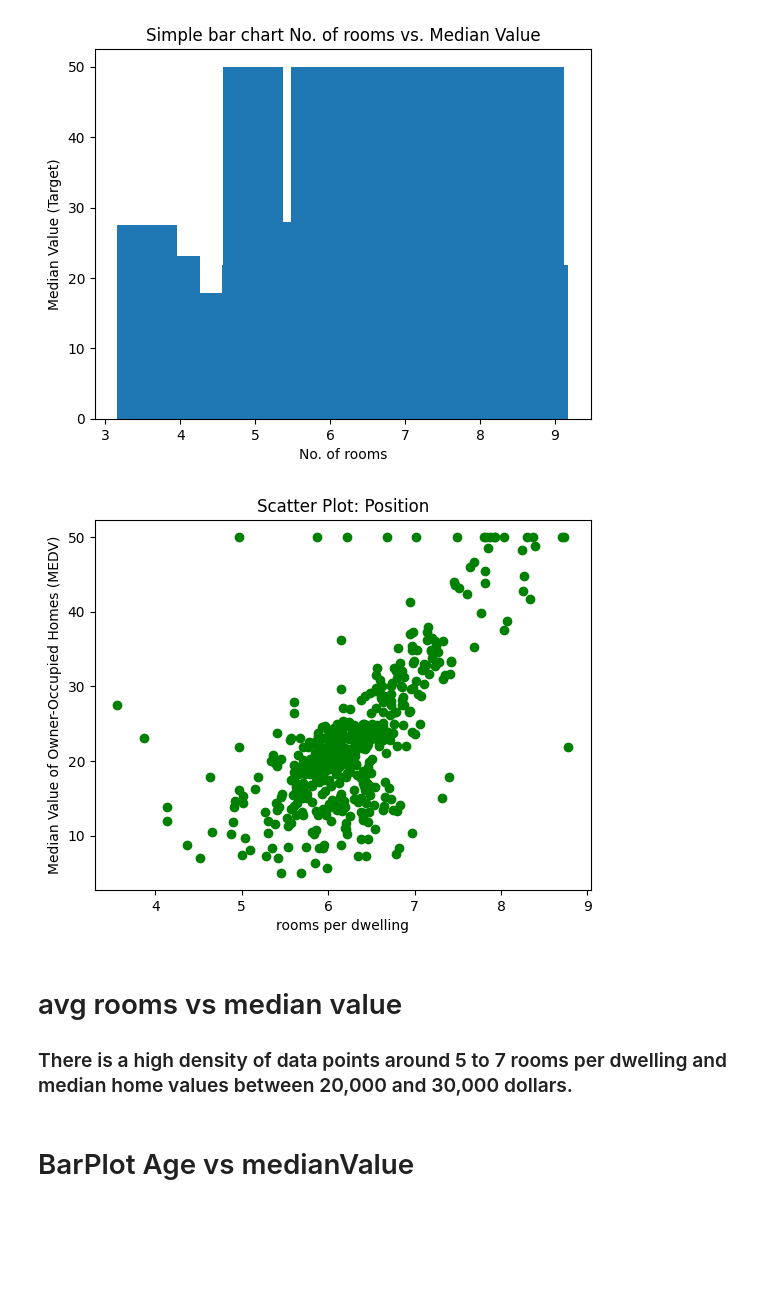
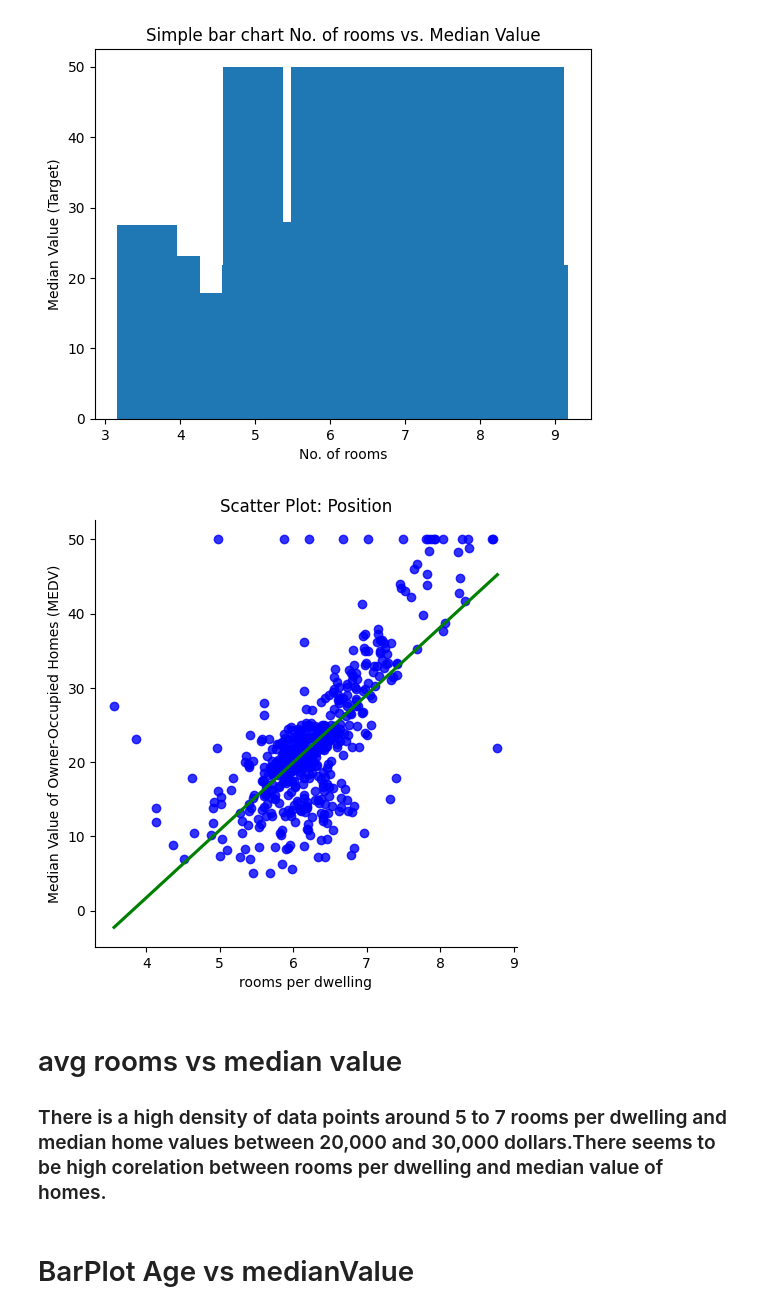
Before and after one commit to Omdena-NIC-Nepal/omdena-nic-nepal-classroom-1f2b87-machine_learning_linear_regression-Machine_Learning_Linear_Regress, a Jupyter notebook: notebooks/EDA.ipynb, the cells around one changed output. Cells and saved outputs as stored; diff of their text form; code cells hidden in the pictures; blank space fills up the shorter version.

```diff
--- a/notebooks/EDA.ipynb
+++ b/notebooks/EDA.ipynb
@@ -8,2 +8,5 @@ df =pd.read_csv("boston_housing.csv")
+# %%
+# Read the CSV file into a DataFrame
+df = pd.read_csv('../data/boston_housing.csv')
 # %%
 # our target value is medv--> median value
@@ -131,16 +179,16 @@ plt.show()
 [figure]
 # %%
 #scatter plot
-plt.scatter(df['rm'], df['medv'],color="green")
+sns.lmplot(x='rm', y='medv', data=df, scatter_kws={'color': 'blue'},line_kws={'color': 'green'},ci=None)
 plt.xlabel('rooms per dwelling')
 plt.ylabel('Median Value of Owner-Occupied Homes (MEDV)')
 plt.title('Scatter Plot: Position')
 plt.show()
 # %% [output]
-[figure, old version]
+[figure, new version]
 # %% [markdown]
 # avg rooms vs median value
-### There is a high density of data points around 5 to 7 rooms per dwelling and median home values between 20,000 and 30,000 dollars.
+### There is a high density of data points around 5 to 7 rooms per dwelling and median home values between 20,000 and 30,000 dollars.There seems to be high corelation between rooms per dwelling and median value of homes.
 # %% [markdown]
 # BarPlot Age vs medianValue
 # %%
```
Also changed, not shown: parts of 35 cells of this notebook, 7 other files.
